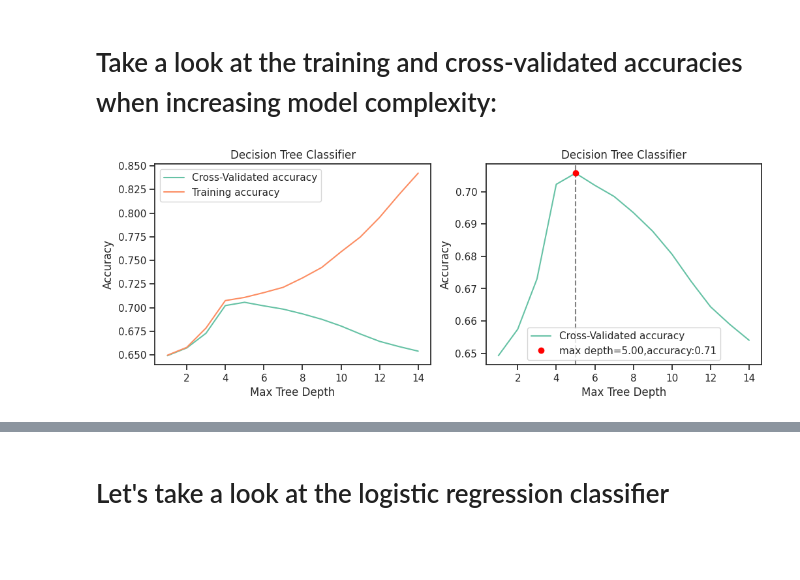
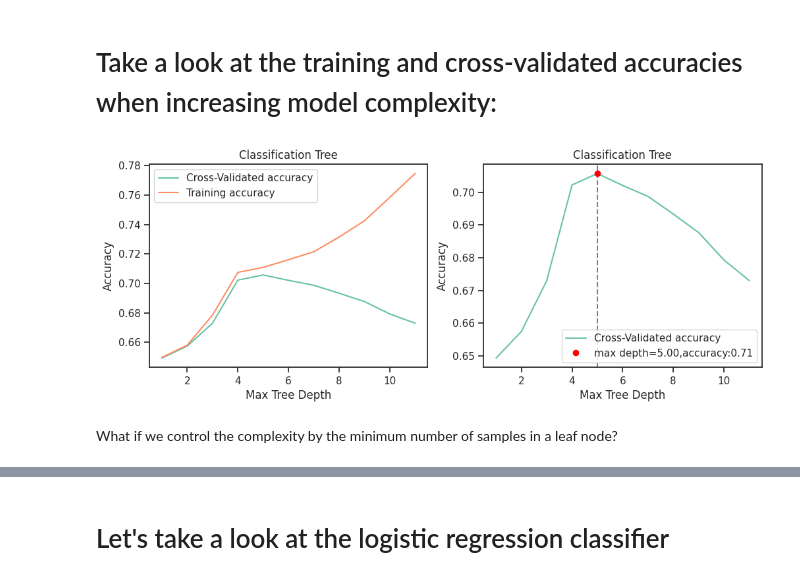
Before and after one commit to pearl-yu/foster_2023summer, a Jupyter notebook: churn.ipynb, the cells around one changed output, grey strips where cells are left out. Drawn from its saved outputs; the diff is of its cells as text; code cells hidden in the pictures; blank space fills up the shorter version.

```diff
--- a/churn.ipynb
+++ b/churn.ipynb
@@ -126,3 +126,8 @@ model.fit(X, y)
 visualize_tree(model, predictors, ["stay", "leave"])
 # %% [output]
 [figure]
+# %%
+# You can change the parameter and parameter value
+model = DecisionTreeClassifier(min_samples_leaf =2000)  #min_samples_leaf: the minimun number of samples in a leaf node
+model.fit(X, y)
+visualize_tree(model, predictors, ["stay", "leave"])
@@ -128,0 +136,5 @@ visualize_tree(model, predictors, ["stay", "leave"])
+# %%
+# You can change the parameter and parameter value
+model = DecisionTreeClassifier(min_samples_leaf =600) #min_samples_leaf: the minimun number of samples in a leaf node
+model.fit(X, y)
+visualize_tree(model, predictors, ["stay", "leave"])
@@ -136,8 +150,8 @@ list_cv = []
 list_train = []
 depth_val = []
 max_depth = 1
-while max_depth < 15:
-    model = DecisionTreeClassifier(max_depth=max_depth)
+while max_depth < 12:
+    model = DecisionTreeClassifier(max_depth=max_depth)  # complexity control via max tree depth
     model.fit(X, y)
     predictions = model.predict(X)
     train_acc = accuracy_score(predictions, y)
@@ -149,29 +163,31 @@ while max_depth < 15:
 # %%
 # plot fitting curve
 fig, (ax1, ax2) = plt.subplots(1, 2, figsize=(12, 4))
 #log_scale = np.log(max_depth)
 
 # trining and cross-validated accuracy
 ax1.plot(depth_val, list_cv, label='Cross-Validated accuracy')
 ax1.plot(depth_val, list_train, label='Training accuracy')
 ax1.legend()
 ax1.set_xlabel("Max Tree Depth")
 ax1.set_ylabel("Accuracy")
-ax1.set_title('Decision Tree Classifier')
+ax1.set_title('Classification Tree')
 
 # just the cross-validated accuracy
 ax2.plot(depth_val, list_cv, label='Cross-Validated accuracy')
 # find and plot the most appropriate value
 max_index = np.argmax(list_cv)
 max_x = depth_val[max_index]
 max_y = list_cv[max_index]
 ax2.axvline(x=max_x, color='gray', linestyle='--')
 ax2.plot(max_x, max_y, 'ro',label=f"max depth={max_x:.2f},accuracy:{max_y:.2f}")
 ax2.set_xlabel("Max Tree Depth")
 ax2.set_ylabel("Accuracy")
-ax2.set_title('Decision Tree Classifier')
+ax2.set_title('Classification Tree')
 ax2.legend()
 
 plt.show()
 # %% [output]
-[figure, old version]
+[figure, new version]
+# %% [markdown]
+What if we control the complexity by the minimum number of samples in a leaf node?
```
Also changed, not shown: parts of 15 cells of this notebook.
